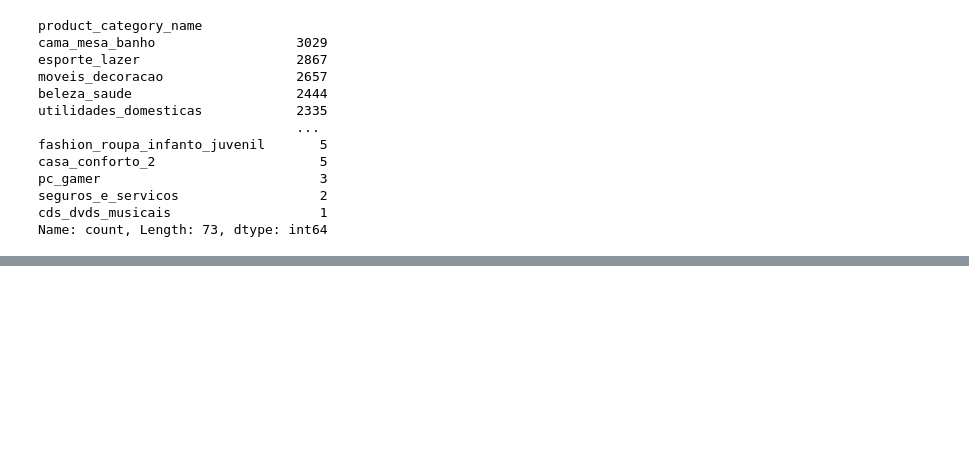
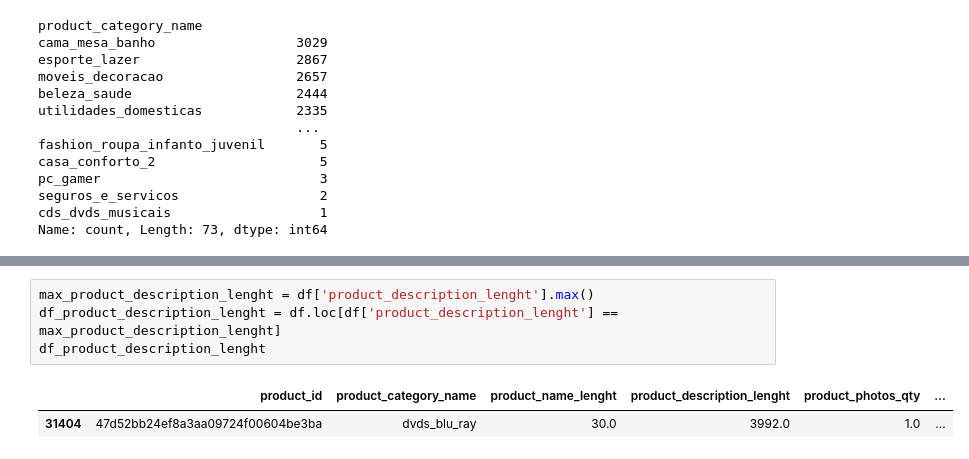
Before and after one commit to carolinarutililima/Trabalho_Final_Tecnicas_Prg, a Jupyter notebook: items_productos_sheet.ipynb, the cells around one changed output, grey strips where cells are left out. Cells and saved outputs as stored; diff of their text form; blank space fills up the shorter version.

```diff
--- a/items_productos_sheet.ipynb
+++ b/items_productos_sheet.ipynb
@@ -80,0 +204,7 @@ Name: count, Length: 73, dtype: int64
+# %%
+max_product_description_lenght = df['product_description_lenght'].max()
+df_product_description_lenght = df.loc[df['product_description_lenght'] == max_product_description_lenght]
+df_product_description_lenght
+# %% [output]
+|  | product_id | product_category_name | product_name_lenght | product_description_lenght | product_photos_qty | ... |
+| 31404 | 47d52bb24ef8a3aa09724f00604be3ba | dvds_blu_ray | 30.0 | 3992.0 | 1.0 | ... |
```
Also changed, not shown: parts of 11 cells of this notebook.
